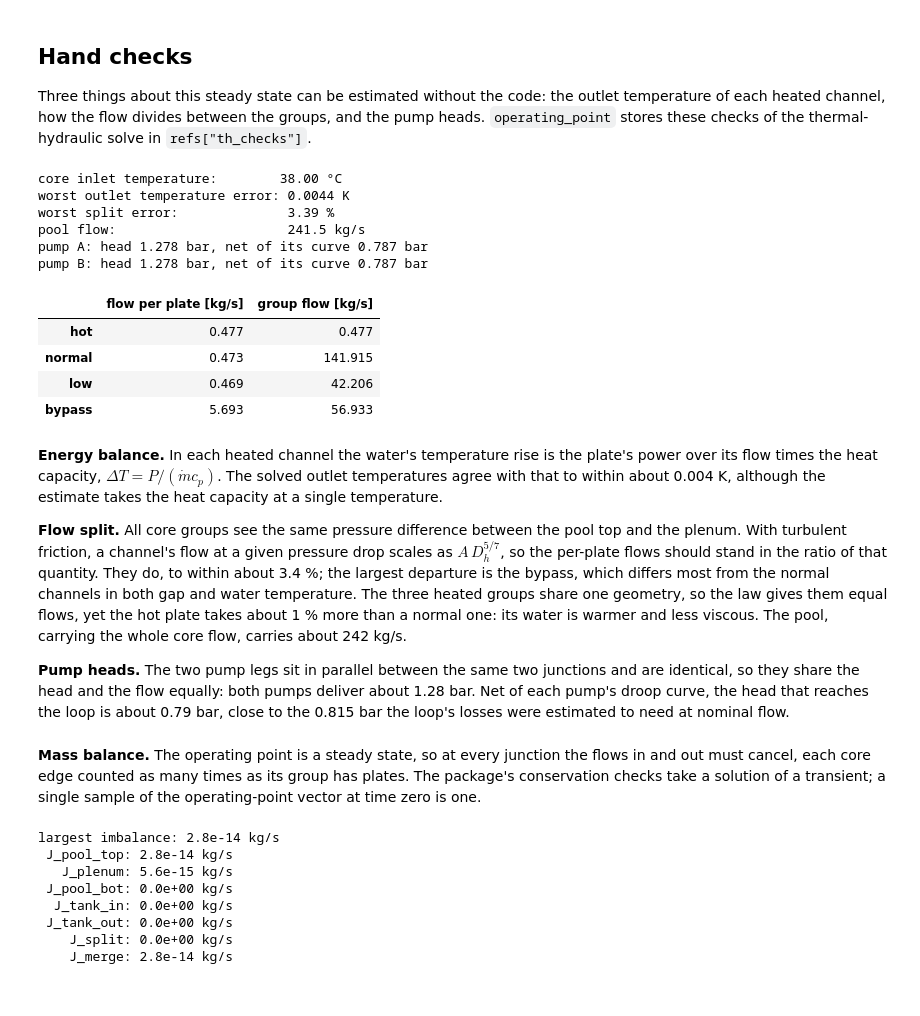
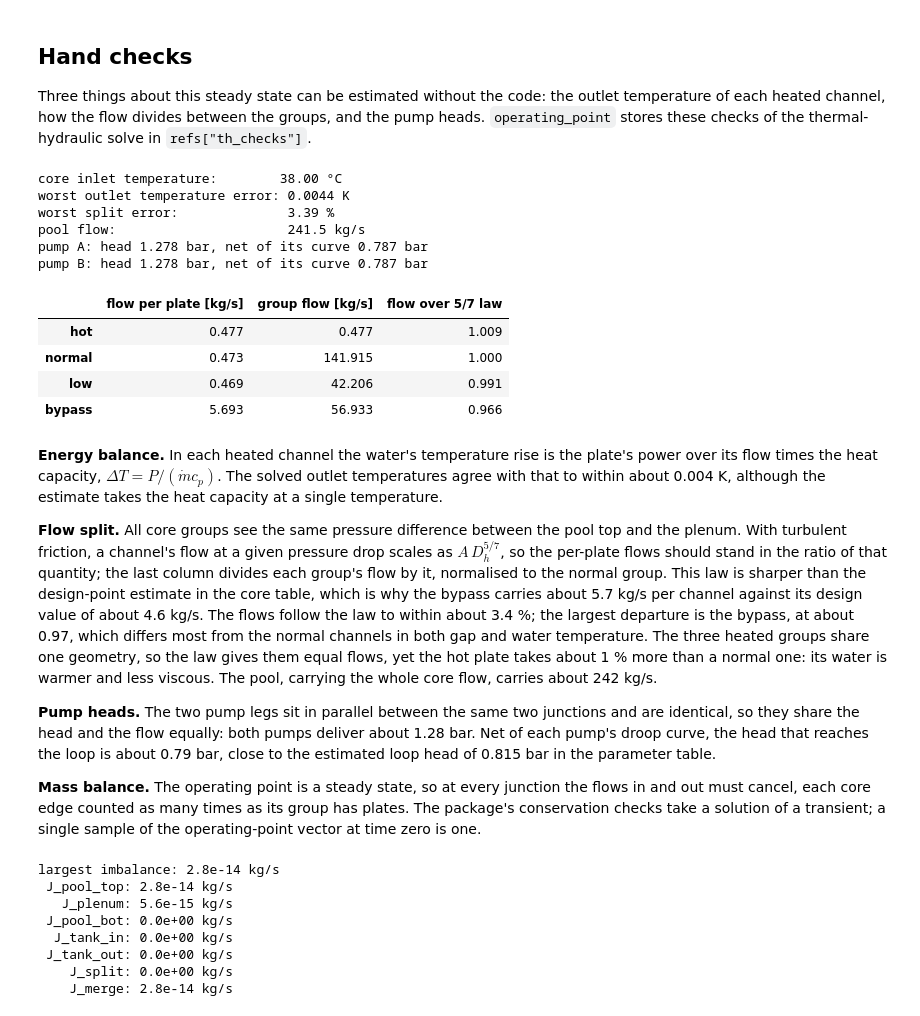
Before and after one commit to ramp-nuclear/STREAM, a Jupyter notebook: docs/source/LOFAPoolReactor.ipynb, the cells around one changed output. Saved outputs shown, nothing was run; the diff lists cells and outputs as text; code cells hidden in the pictures.

```diff
--- a/docs/source/LOFAPoolReactor.ipynb
+++ b/docs/source/LOFAPoolReactor.ipynb
@@ -151,38 +153,41 @@ Three things about this steady state can be estimated without the code: the outl
 # %%
 chk = refs["th_checks"]
 print(f"core inlet temperature:        {chk['T_in']:.2f} °C")
 print(f"worst outlet temperature error: {chk['T_out_error_max']:.4f} K")
 print(f"worst split error:              {100 * chk['split_error_max']:.2f} %")
 print(f"pool flow:                      {chk['pool_flow']:.1f} kg/s")
 for leg, head in chk["heads"].items():
     curve = float(np.asarray(state[refs["pump_curves"][leg].name]["pressure"]))
     print(f"pump {leg}: head {head / 1e5:.3f} bar, net of its curve {(head + curve) / 1e5:.3f} bar")
+law = {k: plate_pipe(g.gap).area * plate_pipe(g.gap).hydraulic_diameter ** (5 / 7) for k, g in CORE.items()}
+mdot = chk["mdot"]
 pd.DataFrame(
     {
-        "flow per plate [kg/s]": chk["mdot"],
-        "group flow [kg/s]": {k: CORE[k].plates * m for k, m in chk["mdot"].items()},
+        "flow per plate [kg/s]": mdot,
+        "group flow [kg/s]": {k: CORE[k].plates * m for k, m in mdot.items()},
+        "flow over 5/7 law": {k: mdot[k] / mdot["normal"] / (law[k] / law["normal"]) for k in CORE},
     }
 ).round(3)
 # %% [output]
 core inlet temperature:        38.00 °C
 worst outlet temperature error: 0.0044 K
 worst split error:              3.39 %
 pool flow:                      241.5 kg/s
 pump A: head 1.278 bar, net of its curve 0.787 bar
 pump B: head 1.278 bar, net of its curve 0.787 bar
-|  | flow per plate [kg/s] | group flow [kg/s] |
-| hot | 0.477 | 0.477 |
-| normal | 0.473 | 141.915 |
-| low | 0.469 | 42.206 |
-| bypass | 5.693 | 56.933 |
+|  | flow per plate [kg/s] | group flow [kg/s] | flow over 5/7 law |
+| hot | 0.477 | 0.477 | 1.009 |
+| normal | 0.473 | 141.915 | 1.000 |
+| low | 0.469 | 42.206 | 0.991 |
+| bypass | 5.693 | 56.933 | 0.966 |
 # %% [markdown]
 **Energy balance.** In each heated channel the water's temperature rise is the plate's power over its flow times the heat capacity, $\Delta T = P / (\dot m c_p)$. The solved outlet temperatures agree with that to within about 0.004 K, although the estimate takes the heat capacity at a single temperature.
 
-**Flow split.** All core groups see the same pressure difference between the pool top and the plenum. With turbulent friction, a channel's flow at a given pressure drop scales as $A\,D_h^{5/7}$, so the per-plate flows should stand in the ratio of that quantity. They do, to within about 3.4 %; the largest departure is the bypass, which differs most from the normal channels in both gap and water temperature. The three heated groups share one geometry, so the law gives them equal flows, yet the hot plate takes about 1 % more than a normal one: its water is warmer and less viscous. The pool, carrying the whole core flow, carries about 242 kg/s.
+**Flow split.** All core groups see the same pressure difference between the pool top and the plenum. With turbulent friction, a channel's flow at a given pressure drop scales as $A\,D_h^{5/7}$, so the per-plate flows should stand in the ratio of that quantity; the last column divides each group's flow by it, normalised to the normal group. This law is sharper than the design-point estimate in the core table, which is why the bypass carries about 5.7 kg/s per channel against its design value of about 4.6 kg/s. The flows follow the law to within about 3.4 %; the largest departure is the bypass, at about 0.97, which differs most from the normal channels in both gap and water temperature. The three heated groups share one geometry, so the law gives them equal flows, yet the hot plate takes about 1 % more than a normal one: its water is warmer and less viscous. The pool, carrying the whole core flow, carries about 242 kg/s.
 
-**Pump heads.** The two pump legs sit in parallel between the same two junctions and are identical, so they share the head and the flow equally: both pumps deliver about 1.28 bar. Net of each pump's droop curve, the head that reaches the loop is about 0.79 bar, close to the 0.815 bar the loop's losses were estimated to need at nominal flow.
+**Pump heads.** The two pump legs sit in parallel between the same two junctions and are identical, so they share the head and the flow equally: both pumps deliver about 1.28 bar. Net of each pump's droop curve, the head that reaches the loop is about 0.79 bar, close to the estimated loop head of 0.815 bar in the parameter table.
+
+**Mass balance.** The operating point is a steady state, so at every junction the flows in and out must cancel, each core edge counted as many times as its group has plates. The package's conservation checks take a solution of a transient; a single sample of the operating-point vector at time zero is one.
-# %% [markdown]
-**Mass balance.** The operating point is a steady state, so at every junction the flows in and out must cancel, each core edge counted as many times as its group has plates. The package's conservation checks take a solution of a transient; a single sample of the operating-point vector at time zero is one.
 # %%
 worst, per_junction = junction_mass_balance(agr, K, refs, Solution(np.array([0.0]), y[None, :]))
 print(f"largest imbalance: {worst:.1e} kg/s")
```
Also changed, not shown: parts of 4 cells of this notebook.
